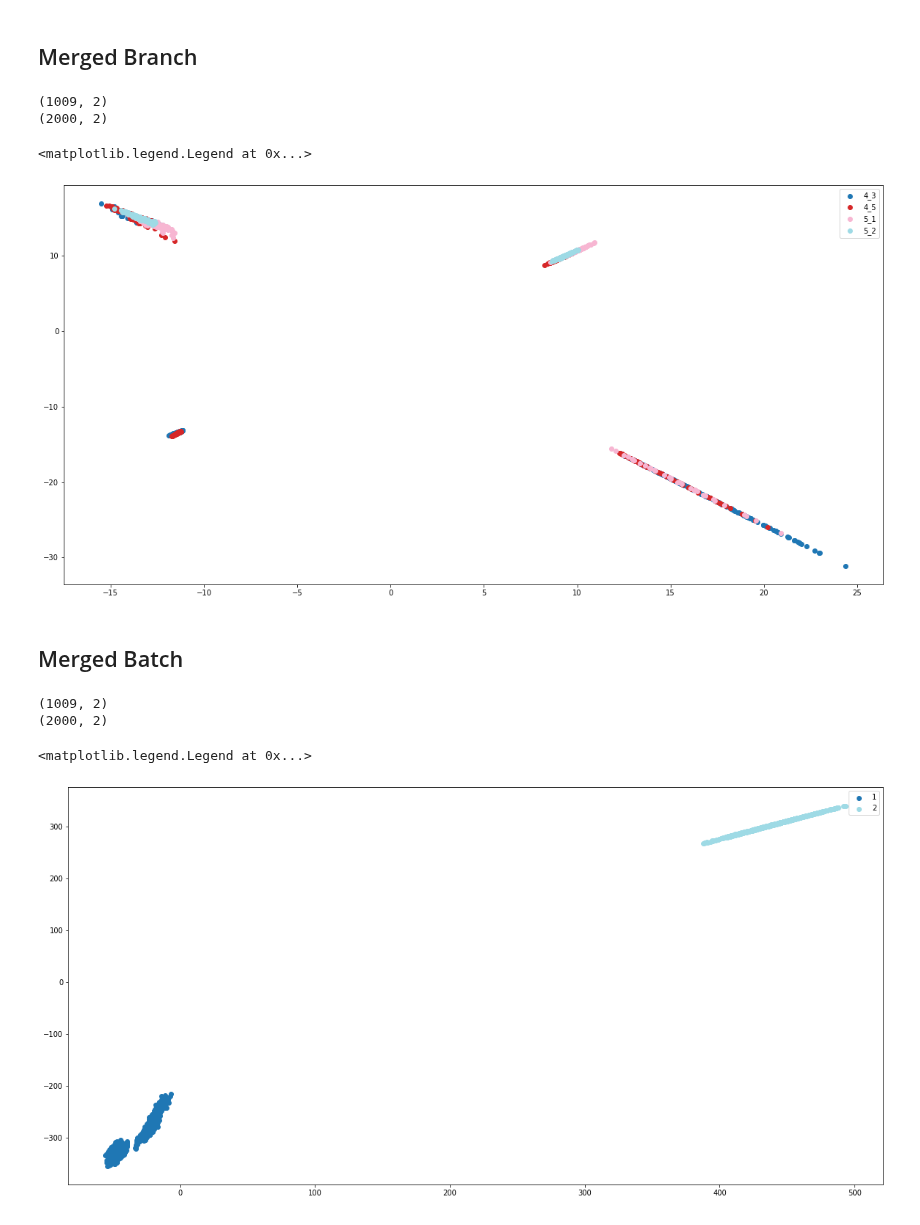
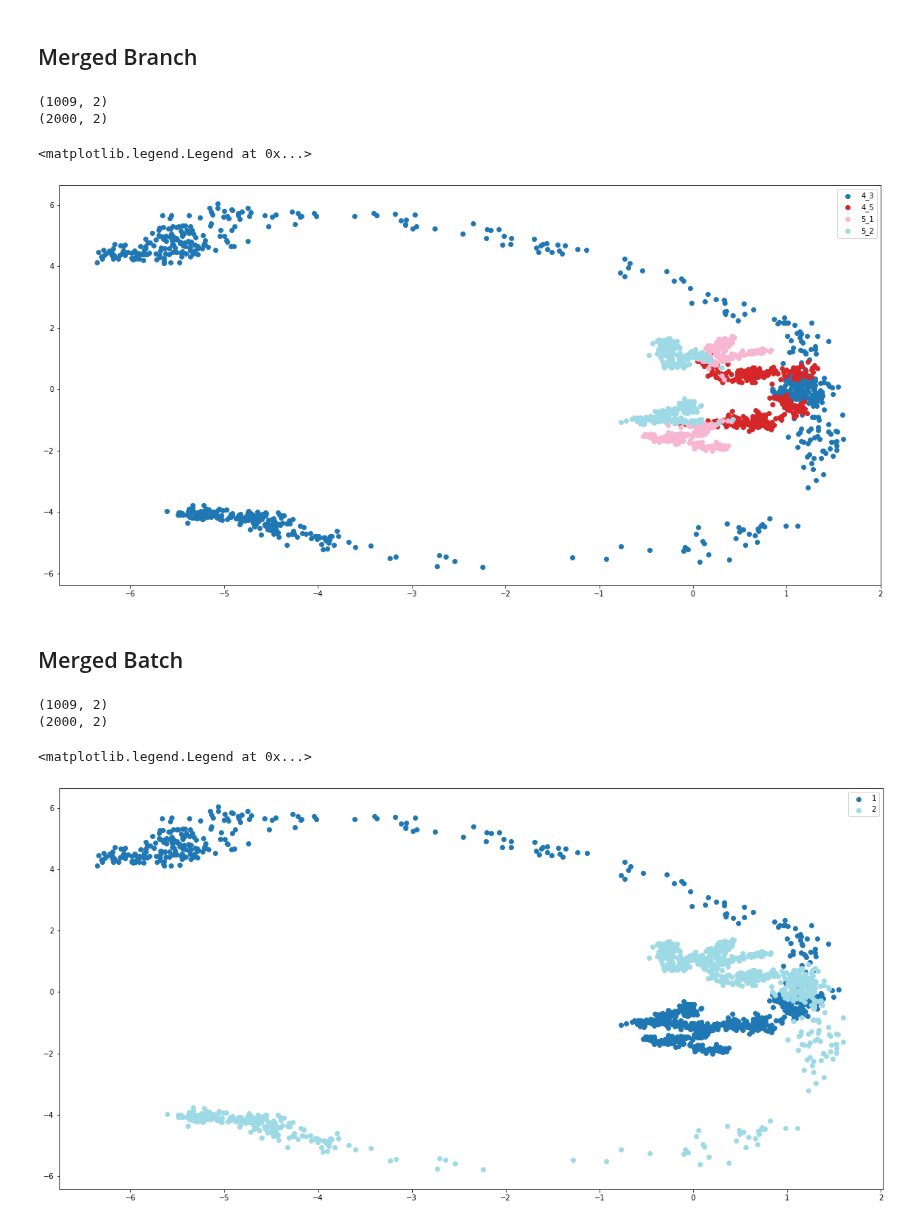
Before and after one commit to cyang389/JointTI, a Jupyter notebook: Unpaired_ae.ipynb, the cells around one changed output. Cells and saved outputs as stored; diff of their text form; code cells hidden in the pictures.

```diff
--- a/Unpaired_ae.ipynb
+++ b/Unpaired_ae.ipynb
@@ -113,40 +100,40 @@ def train_unpaired(model_rna, model_atac, disc, data_loader_rna, data_loader_ata
         for data in zip(data_loader_rna, data_loader_atac):
             # Update RNA Encoder
             data_rna, data_atac = data
-            batch_cols_rna = data_rna['index']
+            batch_cols_rna = data_rna['index'].to(device)
             batch_sim_rna = diff_sim_rna[batch_cols_rna,:][:,batch_cols_rna]
-            batch_expr_rna = data_rna['count']
+            batch_expr_rna = data_rna['count'].to(device)
 
             batch_expr_r_rna = model_rna(batch_expr_rna)
             z_rna = model_rna[:1](batch_expr_rna)
 
             train_loss_rna, loss_recon_rna, loss_dist_rna = traj_loss(batch_expr_r_rna, batch_expr_rna, z_rna, batch_sim_rna, lamb_r, lamb_d)
 
-            # train_loss_rna.backward(retain_graph=True)
-            # optimizer_rna.step()
-            # optimizer_rna.zero_grad()
+            train_loss_rna.backward(retain_graph=True)
+            optimizer_rna.step()
+            optimizer_rna.zero_grad()
 
             # Update ATAC Encoder
-            batch_cols_atac = data_atac['index']
+            batch_cols_atac = data_atac['index'].to(device)
             batch_sim_atac = diff_sim_atac[batch_cols_atac,:][:,batch_cols_atac]
-            batch_expr_atac = data_atac['count']
+            batch_expr_atac = data_atac['count'].to(device)
 
             batch_expr_r_atac = model_atac(batch_expr_atac)
             z_atac = model_atac[:1](batch_expr_atac)
 
             train_loss_atac, loss_recon_atac, loss_dist_atac = traj_loss(batch_expr_r_atac, batch_expr_atac, z_atac, batch_sim_atac, lamb_r, lamb_d)
 
-            # train_loss_atac.backward(retain_graph=True)
-            # optimizer_atac.step()
-            # optimizer_atac.zero_grad()
+            train_loss_atac.backward(retain_graph=True)
+            optimizer_atac.step()
+            optimizer_atac.zero_grad()
 
             # Update Discriminator
             D_loss_avg = 0
-            n_iter = 6
+            n_iter = 4
             n_rna = batch_cols_rna.shape[0]
             n_atac = batch_cols_atac.shape[0]
             for i in range(n_iter):
-                target = torch.cat((torch.full((n_rna, ), 0), torch.full((n_atac, ), 1)))
+                target = torch.cat((torch.full((n_rna, ), 0), torch.full((n_atac, ), 1))).to(device)
                 output = torch.cat((disc(z_rna), disc(z_atac)))
                 D_loss = F.binary_cross_entropy(output, target)
                 D_loss_avg += D_loss.item()
@@ -174,12 +161,12 @@ from collections import OrderedDict
 ae1 = nn.Sequential(OrderedDict([
         ("encoder1", ae.Encoder(symsim_CONFIG)),
         ("decoder1", ae.Decoder(symsim_CONFIG))
-      ]))
+      ])).to(device)
 
 ae2 = nn.Sequential(OrderedDict([
         ("encoder2", ae.Encoder(symsim_CONFIG)),
         ("decoder2", ae.Decoder(symsim_CONFIG))
-      ]))
+      ])).to(device)
 # %%
-train_unpaired(ae1, ae2, ae.discriminator(), train_r1b1_loader, train_r1b2_loader, DPT1, DPT2, n_epochs=61, learning_rate = 1e-3, lamb_r = 1, lamb_d = 1)
+train_unpaired(ae1, ae2, ae.discriminator().to(device), train_r1b1_loader, train_r1b2_loader, DPT1, DPT2, n_epochs=61, learning_rate = 1e-3, lamb_r = 1, lamb_d = 1)
 # %% [output]
@@ -193,9 +183,9 @@ KeyboardInterrupt:
 ae1.eval()
 ae2.eval()
 for data in test_r1b1_loader:
-    ae_coordinates1 = ae1[:1](data['count']).detach().numpy()
+    ae_coordinates1 = ae1[:1](data['count'].to(device)).cpu().detach().numpy()
 for data in test_r1b2_loader:
-    ae_coordinates2 = ae2[:1](data['count']).detach().numpy()
+    ae_coordinates2 = ae2[:1](data['count'].to(device)).cpu().detach().numpy()
 ae_coordinates = np.concatenate((ae_coordinates1, ae_coordinates2))
 fig = plt.figure(figsize = (20,10))
 ax = fig.add_subplot()
@@ -216,37 +206,37 @@ ax.legend(cluster_types)
 (1009, 2)
 (2000, 2)
 <matplotlib.legend.Legend at 0x...>
-[figure, old version]
+[figure, new version]
 # %% [markdown]
 ## Merged Batch
 # %%
 ae1.eval()
 ae2.eval()
 for data in test_r1b1_loader:
-    ae_coordinates1 = ae1[:1](data['count']).detach().numpy()
+    ae_coordinates1 = ae1[:1](data['count'].to(device)).cpu().detach().numpy()
 for data in test_r1b2_loader:
-    ae_coordinates2 = ae2[:1](data['count']).detach().numpy()
+    ae_coordinates2 = ae2[:1](data['count'].to(device)).cpu().detach().numpy()
 ae_coordinates = np.concatenate((ae_coordinates1, ae_coordinates2))
 fig = plt.figure(figsize = (20,10))
 ax = fig.add_subplot()
 
 print(ae_coordinates1.shape)
 print(ae_coordinates.shape)
 
 # data 3, oeHBC data, small one
 cell_type = np.concatenate((np.full((ae_coordinates1.shape[0], ), 1), np.full((ae_coordinates2.shape[0], ), 2)))
 cluster_types = np.unique(cell_type)
 colormap = plt.cm.get_cmap("tab20", cluster_types.shape[0])
 for i, cluster_type in enumerate(cluster_types):
     index = np.where(cell_type == cluster_type)[0]
     ax.scatter(ae_coordinates[index,0], ae_coordinates[index,1], color = colormap(i), alpha = 1)
 
 ax.legend(cluster_types)
 # %% [output]
 (1009, 2)
 (2000, 2)
 <matplotlib.legend.Legend at 0x...>
-[figure, old version]
+[figure, new version]
 # %%
 ae1.eval()
 for data in test_r1b1_loader:
```
Also changed, not shown: parts of 6 cells of this notebook.
